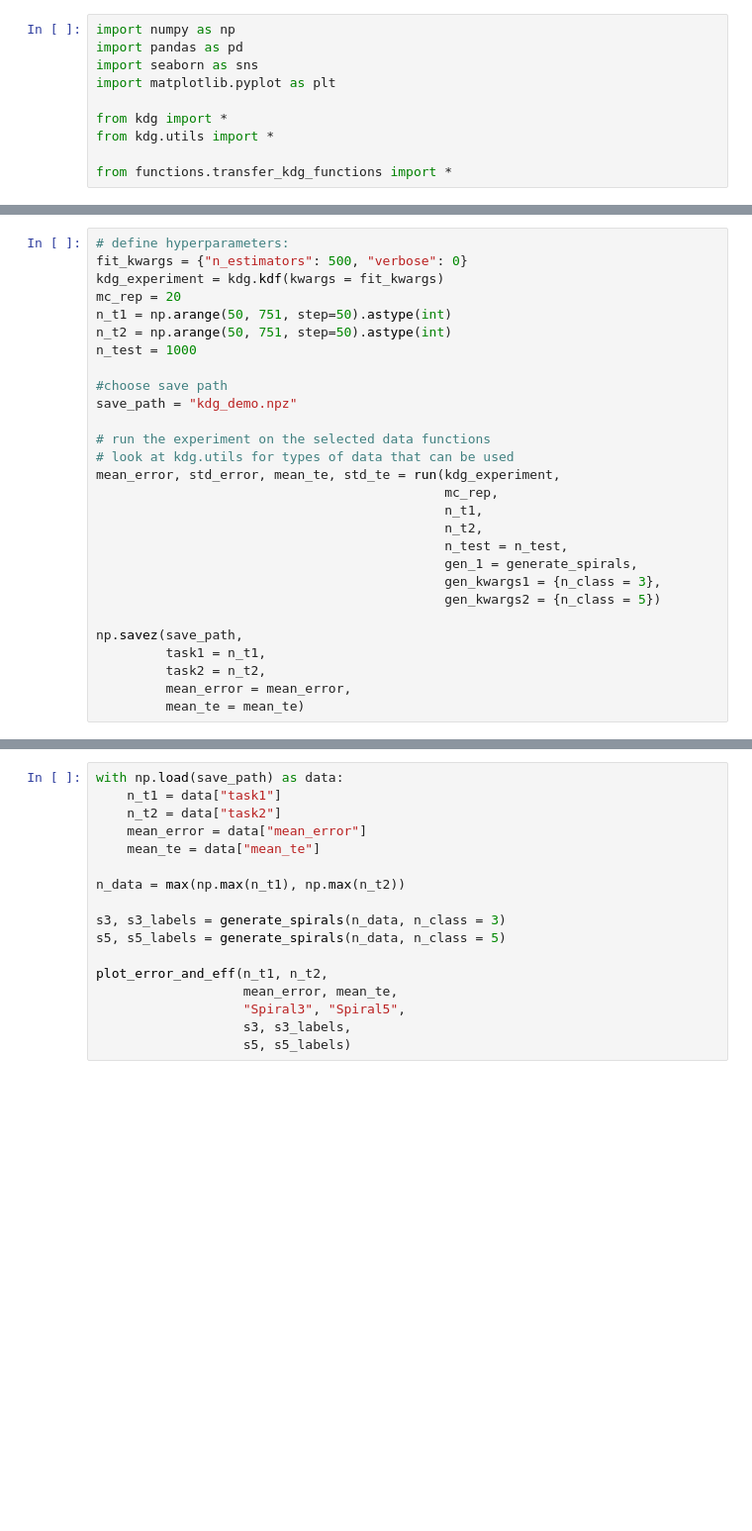
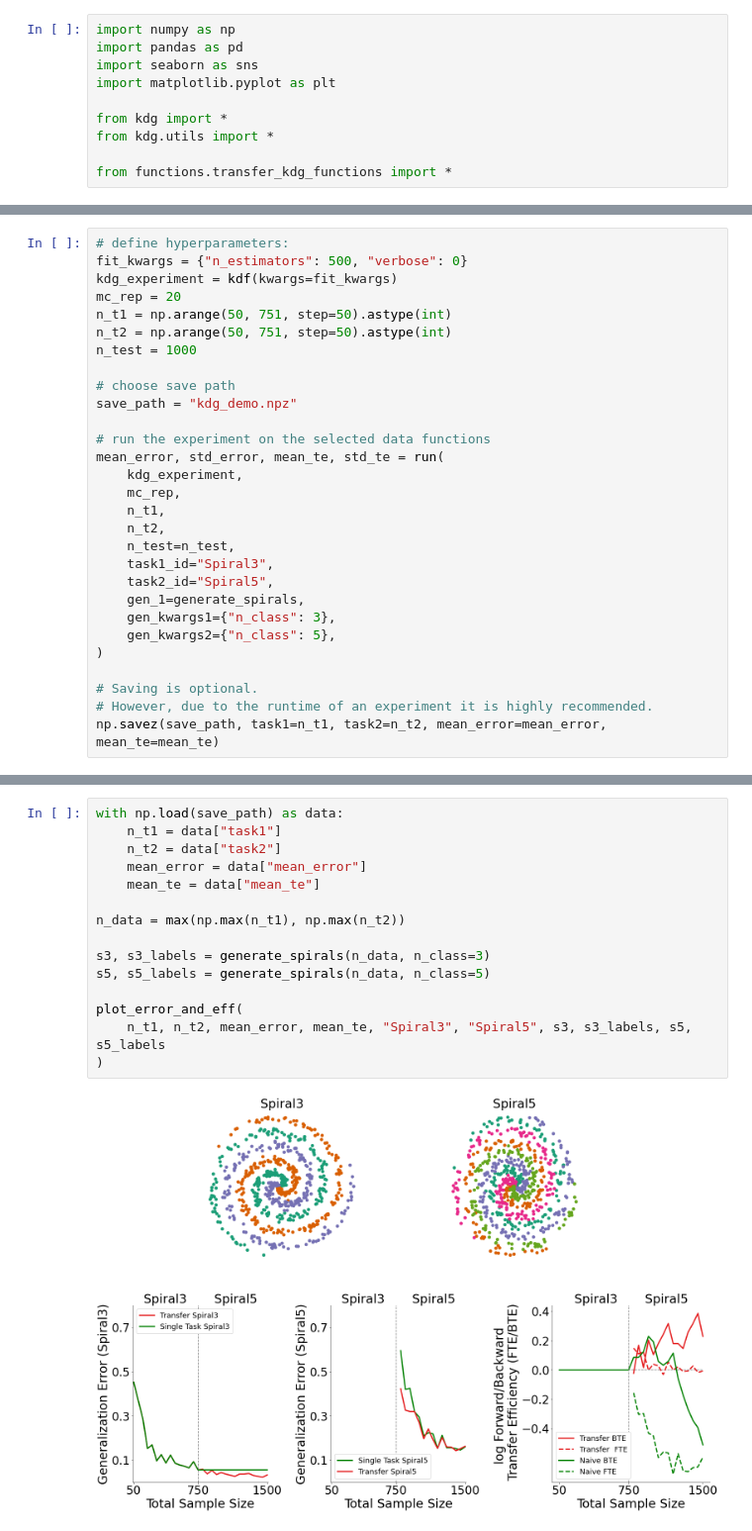
Before and after one commit to neurodata/kdg, a Jupyter notebook: docs/tutorials/transfer_kdg.ipynb, the cells around one changed output, grey strips where cells are left out. Shown at 99% size. Saved outputs shown, nothing was run; the diff lists cells and outputs as text; blank space fills up the shorter version.

```diff
--- a/docs/tutorials/transfer_kdg.ipynb
+++ b/docs/tutorials/transfer_kdg.ipynb
@@ -64,28 +115,29 @@ transfer_posteriors(X, y, X_test, y_test,
 # %%
 # define hyperparameters:
 fit_kwargs = {"n_estimators": 500, "verbose": 0}
-kdg_experiment = kdg.kdf(kwargs = fit_kwargs)
+kdg_experiment = kdf(kwargs=fit_kwargs)
 mc_rep = 20
 n_t1 = np.arange(50, 751, step=50).astype(int)
 n_t2 = np.arange(50, 751, step=50).astype(int)
 n_test = 1000
 
-#choose save path
+# choose save path
 save_path = "kdg_demo.npz"
 
 # run the experiment on the selected data functions
-# look at kdg.utils for types of data that can be used
-mean_error, std_error, mean_te, std_te = run(kdg_experiment,
-                                             mc_rep,
-                                             n_t1,
-                                             n_t2,
-                                             n_test = n_test,
-                                             gen_1 = generate_spirals,
-                                             gen_kwargs1 = {n_class = 3},
-                                             gen_kwargs2 = {n_class = 5})
+mean_error, std_error, mean_te, std_te = run(
+    kdg_experiment,
+    mc_rep,
+    n_t1,
+    n_t2,
+    n_test=n_test,
+    task1_id="Spiral3",
+    task2_id="Spiral5",
+    gen_1=generate_spirals,
+    gen_kwargs1={"n_class": 3},
+    gen_kwargs2={"n_class": 5},
+)
 
-np.savez(save_path,
-         task1 = n_t1,
-         task2 = n_t2,
-         mean_error = mean_error,
-         mean_te = mean_te)
+# Saving is optional.
+# However, due to the runtime of an experiment it is highly recommended.
+np.savez(save_path, task1=n_t1, task2=n_t2, mean_error=mean_error, mean_te=mean_te)
@@ -92,17 +164,17 @@ np.savez(save_path,
 # %%
 with np.load(save_path) as data:
     n_t1 = data["task1"]
     n_t2 = data["task2"]
     mean_error = data["mean_error"]
     mean_te = data["mean_te"]
 
 n_data = max(np.max(n_t1), np.max(n_t2))
 
-s3, s3_labels = generate_spirals(n_data, n_class = 3)
-s5, s5_labels = generate_spirals(n_data, n_class = 5)
+s3, s3_labels = generate_spirals(n_data, n_class=3)
+s5, s5_labels = generate_spirals(n_data, n_class=5)
 
-plot_error_and_eff(n_t1, n_t2,
-                   mean_error, mean_te,
-                   "Spiral3", "Spiral5",
-                   s3, s3_labels,
-                   s5, s5_labels)
+plot_error_and_eff(
+    n_t1, n_t2, mean_error, mean_te, "Spiral3", "Spiral5", s3, s3_labels, s5, s5_labels
+)
+# %% [output]
+[figure, added]
```
Also changed, not shown: parts of 19 cells of this notebook, 5 other files.
